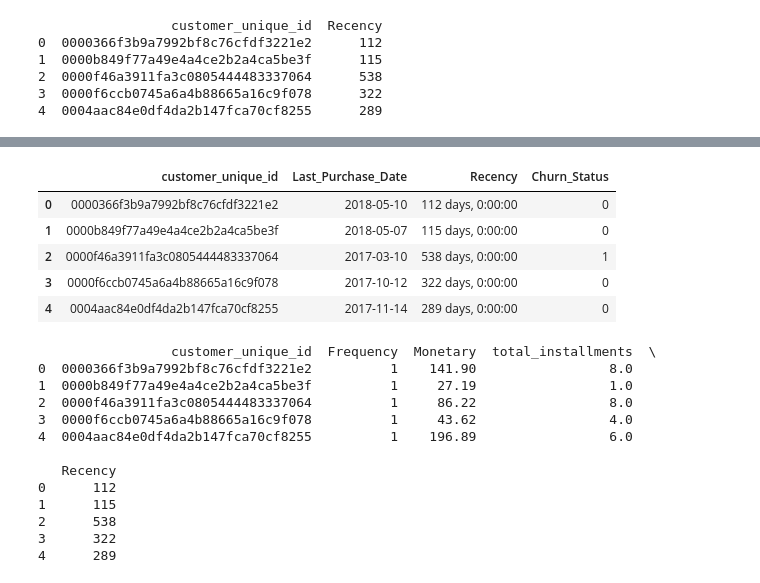
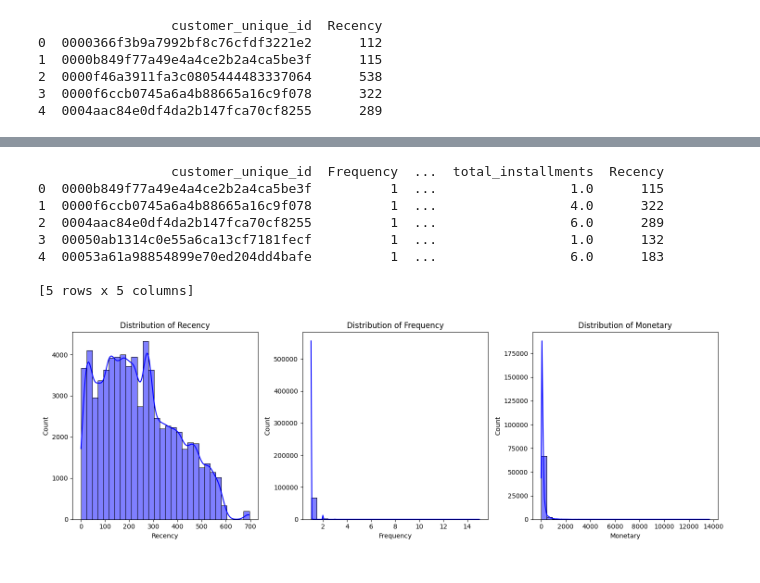
Before and after one commit to 10orabh/olist_churn_prediction_v3, a Jupyter notebook: notebooks/data.ipynb, the cells around one changed output, grey strips where cells are left out. Cells and saved outputs as stored; diff of their text form; code cells hidden in the pictures.

```diff
--- a/notebooks/data.ipynb
+++ b/notebooks/data.ipynb
@@ -163,5 +179,3 @@ recency
-# %%
-df = pd.read_csv('../artifact/04_04_2026_12_04_36/data_ingestion/feature_store/data.csv')
 # %%
 df = df[df['order_status']=='delivered']
 # %%
@@ -221,23 +213,8 @@ Name: count, dtype: int64
-# %%
-recency_df.head()
-# %% [output]
-|  | customer_unique_id | Last_Purchase_Date | Recency | Churn_Status |
-| 0 | 0000366f3b9a7992bf8c76cfdf3221e2 | 2018-05-10 | 112 days, 0:00:00 | 0 |
-| 1 | 0000b849f77a49e4a4ce2b2a4ca5be3f | 2018-05-07 | 115 days, 0:00:00 | 0 |
-| 2 | 0000f46a3911fa3c0805444483337064 | 2017-03-10 | 538 days, 0:00:00 | 1 |
-| 3 | 0000f6ccb0745a6a4b88665a16c9f078 | 2017-10-12 | 322 days, 0:00:00 | 0 |
-| 4 | 0004aac84e0df4da2b147fca70cf8255 | 2017-11-14 | 289 days, 0:00:00 | 0 |
 # %%
-import pandas as pd
 
-# 1. Reference Date Set Karna
-# DHYAN RAHE: Jaisa humne baat ki thi, real pipeline mein yeh OVERALL data ka max date hona chahiye.
-# Abhi testing ke liye hum train_df ka max le rahe hain.
 reference_date = maxdate
 
-# ==========================================
-# 2. EK SAATH R, F aur M Nikalna (The Masterstroke)
-# ==========================================
+
 rfm_train = train_df.groupby('customer_unique_id').agg(
 
     # [R] Recency: Aakhri baar shopping kab ki thi?
@@ -247,35 +224,55 @@ rfm_train = train_df.groupby('customer_unique_id').agg(
     Frequency = ('order_id', 'nunique'),
 
     # [M] Monetary: Total kitne paise (sales) dukan mein diye?
-    Monetary = ('payment_value','sum'),
+    Monetary = ('payment_value','mean'),
 
     total_installments= ('payment_installments','sum')
 
 
 ).reset_index()
 
-# ==========================================
-# 3. Recency ko 'Din' (Number) mein badalna
-# ==========================================
 rfm_train['Recency'] = (reference_date - rfm_train['Last_Purchase_Date'])
 rfm_train['Recency'] = pd.to_timedelta(rfm_train['Recency']).dt.days
 
-# (Optional) Last_Purchase_Date ka kaam khatam, usko delete kar dete hain taaki data clean rahe
+
 rfm_train = rfm_train.drop(columns=['Last_Purchase_Date'])
 
-# Result dekhiye
 print(rfm_train.head())
 # %% [output]
-                 customer_unique_id  Frequency  Monetary  total_installments  \
-0  0000366f3b9a7992bf8c76cfdf3221e2          1    141.90                 8.0
-1  0000b849f77a49e4a4ce2b2a4ca5be3f          1     27.19                 1.0
-2  0000f46a3911fa3c0805444483337064          1     86.22                 8.0
-3  0000f6ccb0745a6a4b88665a16c9f078          1     43.62                 4.0
-4  0004aac84e0df4da2b147fca70cf8255          1    196.89                 6.0
+                 customer_unique_id  Frequency  ...  total_installments  Recency
+0  0000b849f77a49e4a4ce2b2a4ca5be3f          1  ...                 1.0      115
+1  0000f6ccb0745a6a4b88665a16c9f078          1  ...                 4.0      322
+2  0004aac84e0df4da2b147fca70cf8255          1  ...                 6.0      289
+3  00050ab1314c0e55a6ca13cf7181fecf          1  ...                 1.0      132
+4  00053a61a98854899e70ed204dd4bafe          1  ...                 6.0      183
 
-   Recency
-0      112
-1      115
-2      538
-3      322
-4      289
+[5 rows x 5 columns]
+# %%
+import numpy as np
+rfm_train['Churn_Status'] = np.where(rfm_train['Recency'] > 349, 1, 0)
+# %%
+
+
+import seaborn as sns
+import matplotlib.pyplot as plt
+
+
+cols_to_plot = ['Recency', 'Frequency', 'Monetary']
+
+
+plt.figure(figsize=(15, 5))
+
+for i, col in enumerate(cols_to_plot):
+    plt.subplot(1, 3, i+1)
+
+
+    sns.histplot(rfm_train[col], kde=True, bins=30, color='blue')
+
+    plt.title(f'Distribution of {col}')
+    plt.xlabel(col)
+    plt.ylabel('Count')
+
+plt.tight_layout()
+plt.show()
+# %% [output]
+[figure, added]
```
Also changed, not shown: parts of 73 cells of this notebook, 21 other files.
